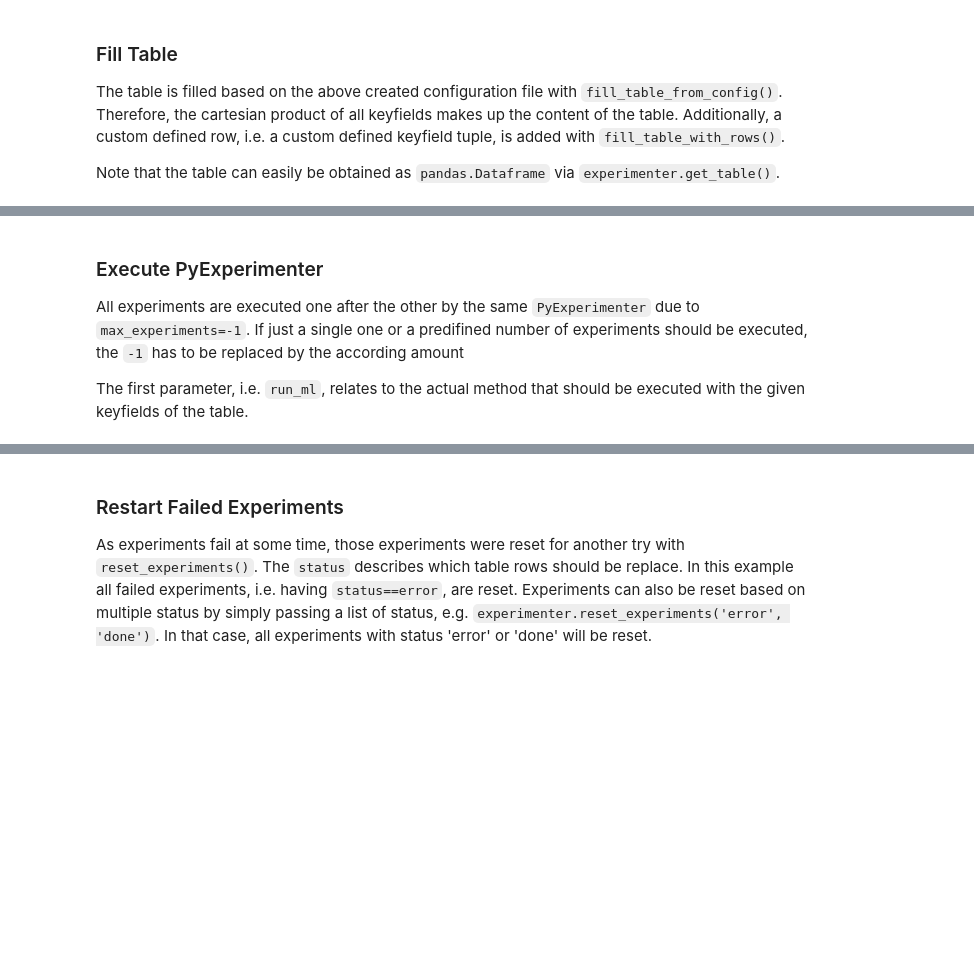
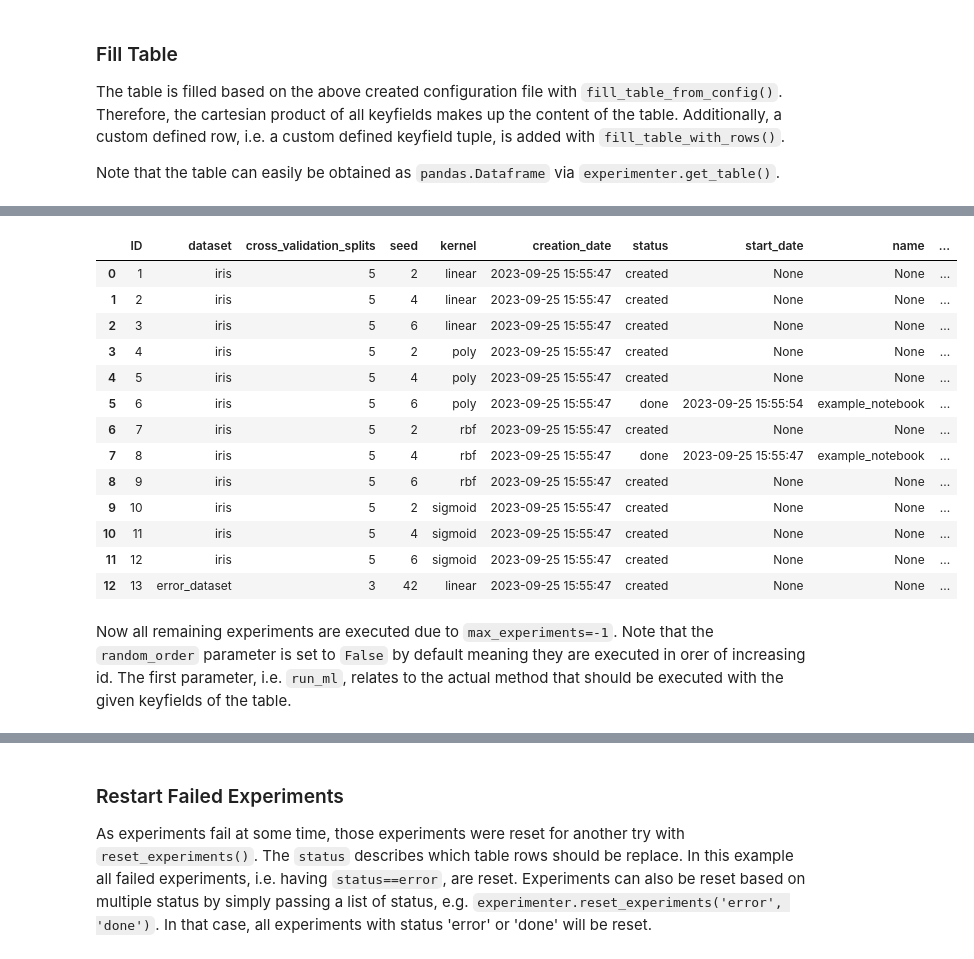
Before and after one commit to tornede/py_experimenter, a Jupyter notebook: examples/example_general_usage.ipynb, the cells around one changed output, grey strips where cells are left out. Cells and saved outputs as stored; diff of their text form; code cells hidden in the pictures; blank space fills up the shorter version.

```diff
--- a/examples/example_general_usage.ipynb
+++ b/examples/example_general_usage.ipynb
@@ -148,0 +152,6 @@ experimenter.get_table()
+# %%
+experimenter.execute(run_ml, max_experiments=2, random_order = True)
+
+# showing database table
+experimenter.get_table()
+# %% [output]
@@ -149,7 +159,19 @@ experimenter.get_table()
+|  | ID | dataset | cross_validation_splits | seed | kernel | creation_date | status | start_date | name | ... |
+| 0 | 1 | iris | 5 | 2 | linear | 2023-09-25 15:55:47 | created | None | None | ... |
+| 1 | 2 | iris | 5 | 4 | linear | 2023-09-25 15:55:47 | created | None | None | ... |
+| 2 | 3 | iris | 5 | 6 | linear | 2023-09-25 15:55:47 | created | None | None | ... |
+| 3 | 4 | iris | 5 | 2 | poly | 2023-09-25 15:55:47 | created | None | None | ... |
+| 4 | 5 | iris | 5 | 4 | poly | 2023-09-25 15:55:47 | created | None | None | ... |
+| 5 | 6 | iris | 5 | 6 | poly | 2023-09-25 15:55:47 | done | 2023-09-25 15:55:54 | example_notebook | ... |
+| 6 | 7 | iris | 5 | 2 | rbf | 2023-09-25 15:55:47 | created | None | None | ... |
+| 7 | 8 | iris | 5 | 4 | rbf | 2023-09-25 15:55:47 | done | 2023-09-25 15:55:47 | example_notebook | ... |
+| 8 | 9 | iris | 5 | 6 | rbf | 2023-09-25 15:55:47 | created | None | None | ... |
+| 9 | 10 | iris | 5 | 2 | sigmoid | 2023-09-25 15:55:47 | created | None | None | ... |
+| 10 | 11 | iris | 5 | 4 | sigmoid | 2023-09-25 15:55:47 | created | None | None | ... |
+| 11 | 12 | iris | 5 | 6 | sigmoid | 2023-09-25 15:55:47 | created | None | None | ... |
+| 12 | 13 | error_dataset | 3 | 42 | linear | 2023-09-25 15:55:47 | created | None | None | ... |
 # %% [markdown]
-### Execute PyExperimenter
-All experiments are executed one after the other by the same `PyExperimenter` due to `max_experiments=-1`. If just a single one or a predifined number of experiments should be executed, the `-1` has to be replaced by the according amount
-
+Now all remaining experiments are executed due to `max_experiments=-1`. Note that the `random_order` parameter is set to `False` by default meaning they are executed in orer of increasing id.
 The first parameter, i.e. `run_ml`, relates to the actual method that should be executed with the given keyfields of the table.
 # %%
 experimenter.execute(run_ml, max_experiments=-1)
```
Also changed, not shown: parts of 11 cells of this notebook, 16 other files.
